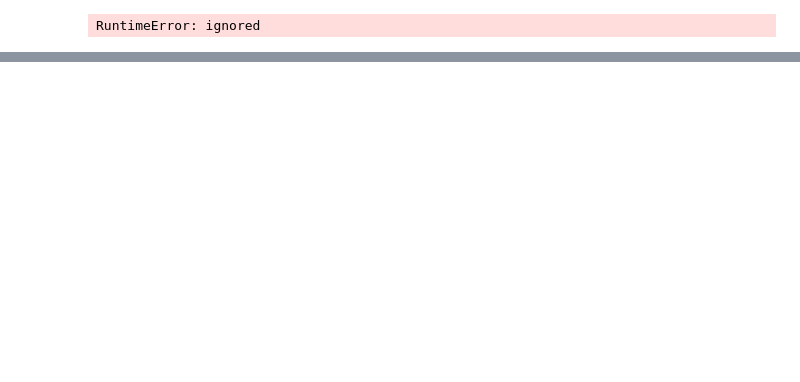
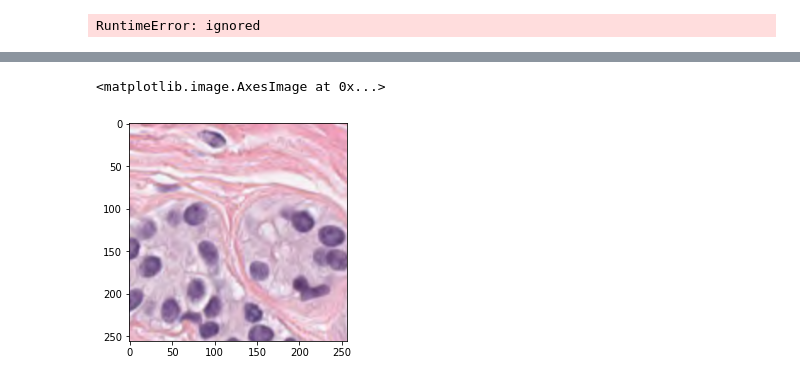
Before and after one commit to MahdiEsrafili/image_segmentation, a Jupyter notebook: cancer_instance_segmentation.ipynb, the cells around one changed output, grey strips where cells are left out. Saved outputs shown, nothing was run; the diff lists cells and outputs as text; code cells hidden in the pictures; blank space fills up the shorter version.

```diff
--- a/cancer_instance_segmentation.ipynb
+++ b/cancer_instance_segmentation.ipynb
@@ -317,0 +493,5 @@ RuntimeError: ignored
+# %%
+plt.imshow(test_dataset[0][0].permute(1,2,0))
+# %% [output]
+<matplotlib.image.AxesImage at 0x...>
+[figure, added]
```
Also changed, not shown: parts of 44 cells of this notebook.
